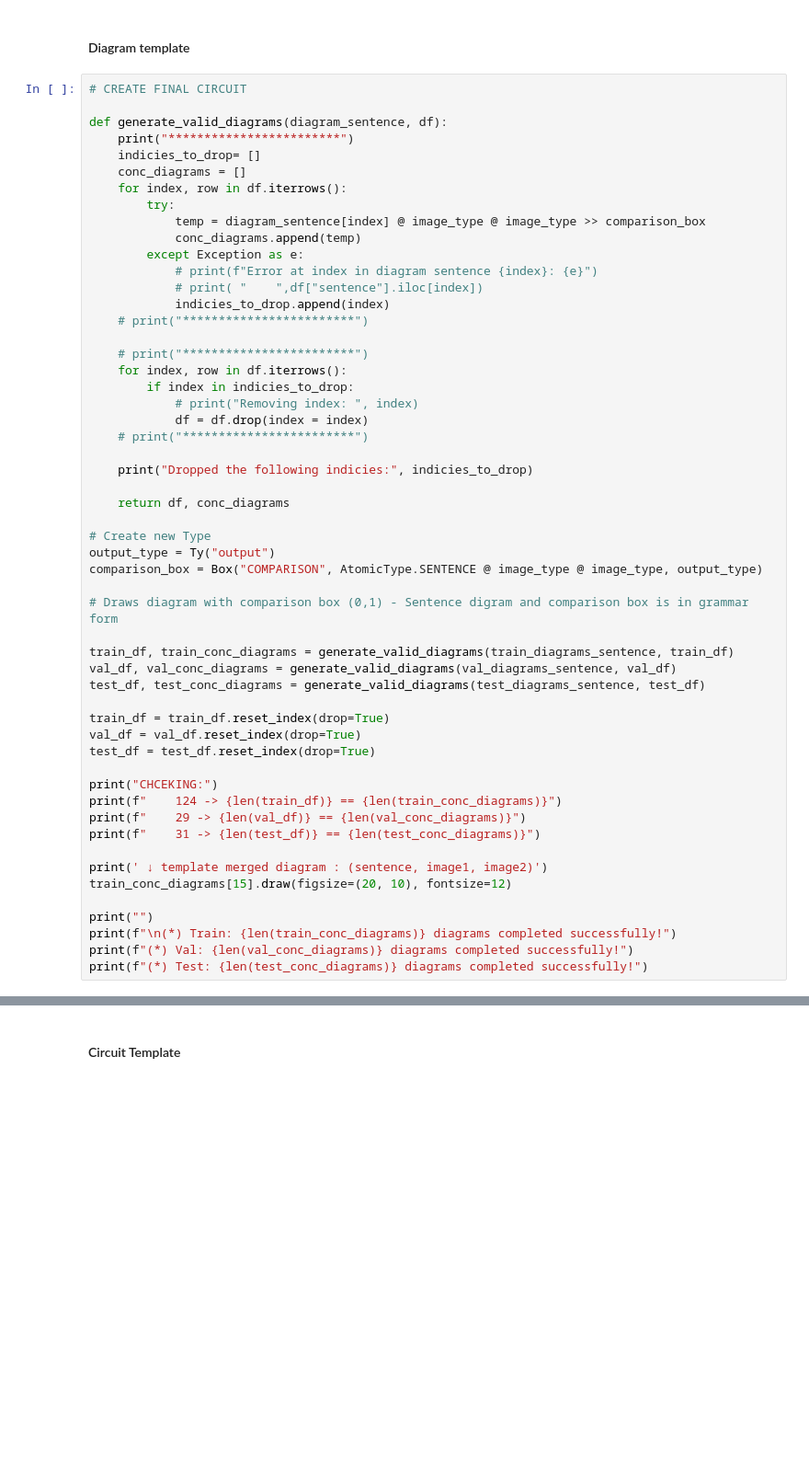
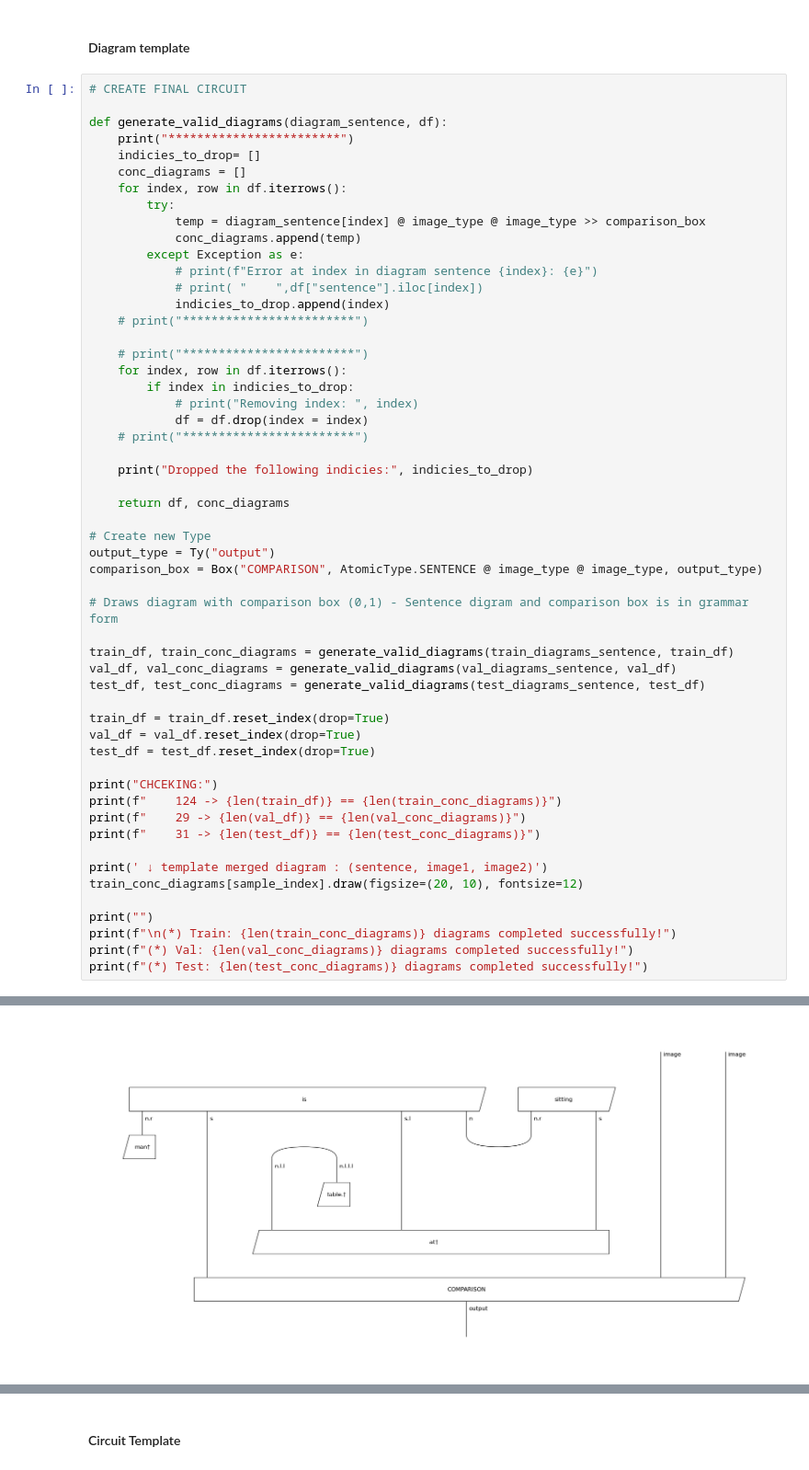
Before and after one commit to halaa901/QNLP-Thesis, a Jupyter notebook: circuit.ipynb, the cells around one changed output, grey strips where cells are left out. Shown at 92% size. Cells and saved outputs as stored; diff of their text form; blank space fills up the shorter version.

```diff
--- a/circuit.ipynb
+++ b/circuit.ipynb
@@ -259,9 +307,10 @@ print(f"    29 -> {len(val_df)} == {len(val_conc_diagrams)}")
 print(f"    31 -> {len(test_df)} == {len(test_conc_diagrams)}")
 
 print(' ↓ template merged diagram : (sentence, image1, image2)')
-train_conc_diagrams[15].draw(figsize=(20, 10), fontsize=12)
+train_conc_diagrams[sample_index].draw(figsize=(20, 10), fontsize=12)
 
 print("")
 print(f"\n(*) Train: {len(train_conc_diagrams)} diagrams completed successfully!")
 print(f"(*) Val: {len(val_conc_diagrams)} diagrams completed successfully!")
 print(f"(*) Test: {len(test_conc_diagrams)} diagrams completed successfully!")
+# %% [output]
@@ -267,0 +328 @@ print(f"(*) Test: {len(test_conc_diagrams)} diagrams completed successfully!")
+[figure, added]
```
Also changed, not shown: parts of 14 cells of this notebook.
